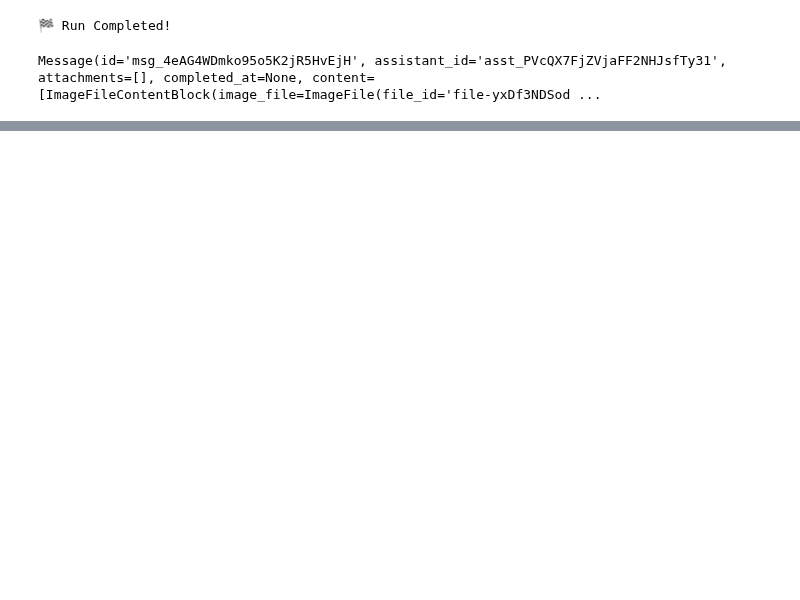
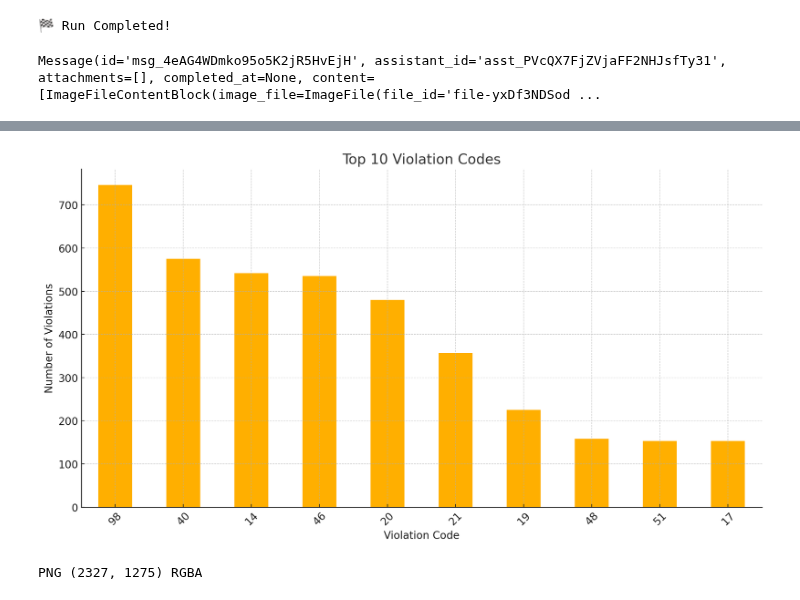
Before and after one commit to datttrian/scrape-datacamp, a Jupyter notebook: notebook.ipynb, the cells around one changed output, grey strips where cells are left out. Cells and saved outputs as stored; diff of their text form; code cells hidden in the pictures; blank space fills up the shorter version.

```diff
--- a/notebook.ipynb
+++ b/notebook.ipynb
@@ -68,0 +82,18 @@ with open("my-image.png", "wb") as file:
+# %%
+from PIL import Image
+
+# Open an image file
+image = Image.open('my-image.png')
+
+# Display image
+image.show()
+
+# If you want to convert the image to a numpy array for further processing
+import numpy as np
+image_array = np.array(image)
+
+# Print image details
+print(image.format, image.size, image.mode)
+# %% [output]
+[figure, added]
+PNG (2327, 1275) RGBA
```
Also changed, not shown: parts of 1 cell of this notebook.
